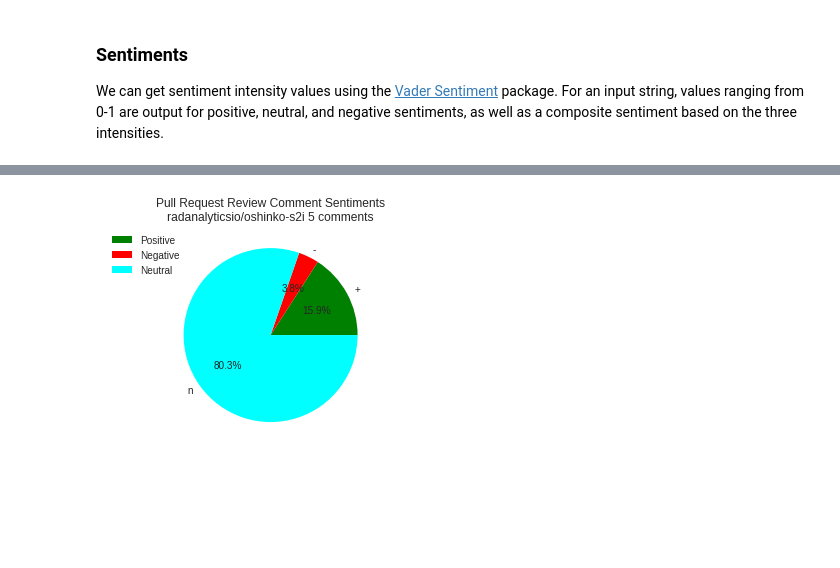
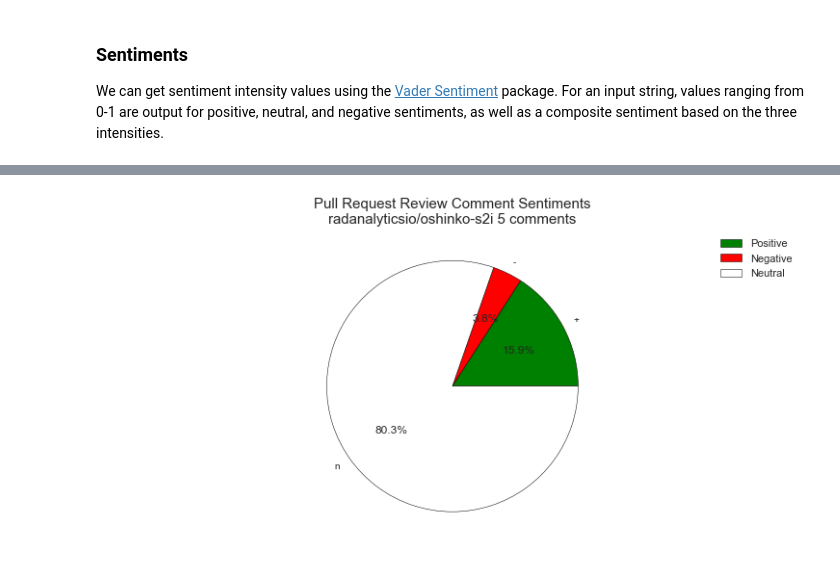
Before and after one commit to EldritchJS/kono-notebook, a Jupyter notebook: kono.ipynb, the cells around one changed output, grey strips where cells are left out. Saved outputs shown, nothing was run; the diff lists cells and outputs as text; code cells hidden in the pictures; blank space fills up the shorter version.

```diff
--- a/kono.ipynb
+++ b/kono.ipynb
@@ -242,12 +254,13 @@ if(numCommits > 0):
     x_list = [pos,neg,neu]
     label_list = ['+','-','n']
     sns.set_style("whitegrid")
-    plt.axis("equal")
-    plt.pie(x_list,labels=label_list,autopct="%1.1f%%",colors=['green','red','cyan'])
-    plt.title("Commit Message Sentiments\n"+repoFullName+' '+str(numCommits)+' commits')
-    plt.legend(['Positive','Negative','Neutral'])
-    plt.show()
-
+    p1x = plt.figure(figsize=(15, 6)).gca()
+    p1x.axis("equal")
+    p1x.pie(x_list,labels=label_list,autopct="%1.1f%%",colors=['green','red','white'])
+    plt.rcParams['patch.linewidth'] = 0.5
+    plt.rcParams['patch.force_edgecolor'] = True
+    plt.title("Commit Message Sentiments\n"+repoFullName+' '+str(numCommits)+' commits',fontsize=15)
+    p1x.legend(['Positive','Negative','Neutral'],fontsize=11)
 else:
     print("No commit messages")
 # %% [output]
@@ -278,11 +291,13 @@ if(numIssueComments > 0):
     x_list = [pos,neg,neu]
     label_list = ['+','-','n']
     sns.set_style("whitegrid")
-    plt.axis("equal")
-    plt.pie(x_list,labels=label_list,autopct="%1.1f%%",colors=['green','red','cyan'])
-    plt.title("Issue Comment Sentiments\n"+repoFullName+' '+str(numIssueComments)+' comments')
-    plt.legend(['Positive','Negative','Neutral'])
-    plt.show()
+    p2x = plt.figure(figsize=(15, 6)).gca()
+    p2x.axis("equal")
+    plt.rcParams['patch.linewidth'] = 0.5
+    plt.rcParams['patch.force_edgecolor'] = True
+    p2x.pie(x_list,labels=label_list,autopct="%1.1f%%",colors=['green','red','white'])
+    plt.title("Issue Comment Sentiments\n"+repoFullName+' '+str(numIssueComments)+' comments',fontsize=15)
+    p2x.legend(['Positive','Negative','Neutral'],fontsize=11)
 else:
     print("No issue comments")
 # %% [output]
@@ -290,30 +309,32 @@ else:
 # %%
 pullRequestReviewPayloads=df[df['type']=='PullRequestReviewCommentEvent']['payload']
 
 neg=0
 pos=0
 neu=0
 numPullRequestReviewComments = 0
 
 for p in pullRequestReviewPayloads.keys():
     numPullRequestReviewComments+=1
     scores=analyzer.polarity_scores(pullRequestReviewPayloads[p]['comment']['body'])
     neg+=scores['neg']
     pos+=scores['pos']
     neu+=scores['neu']
 
 if(numPullRequestReviewComments > 0):
     neg/=numPullRequestReviewComments
     pos/=numPullRequestReviewComments
     neu/=numPullRequestReviewComments
     x_list = [pos,neg,neu]
     label_list = ['+','-','n']
-    plt.axis("equal")
-    plt.pie(x_list,labels=label_list,autopct="%1.1f%%",colors=['green','red','cyan'])
-    plt.title("Pull Request Review Comment Sentiments\n"+repoFullName+' '+str(numPullRequestReviewComments)+' comments')
-    plt.legend(['Positive','Negative','Neutral'])
-    plt.show()
+    p3x = plt.figure(figsize=(13, 6)).gca()
+    p3x.axis("equal")
+    plt.rcParams['patch.linewidth'] = 0.5
+    plt.rcParams['patch.force_edgecolor'] = True
+    p3x.pie(x_list,labels=label_list,autopct="%1.1f%%",colors=['green','red','white'])
+    plt.title("Pull Request Review Comment Sentiments\n"+repoFullName+' '+str(numPullRequestReviewComments)+' comments',fontsize=15)
+    p3x.legend(['Positive','Negative','Neutral'],fontsize=11)
 else:
     print("No pull request review comments")
 # %% [output]
-[figure, old version]
+[figure, new version]
```
Also changed, not shown: parts of 22 cells of this notebook.
